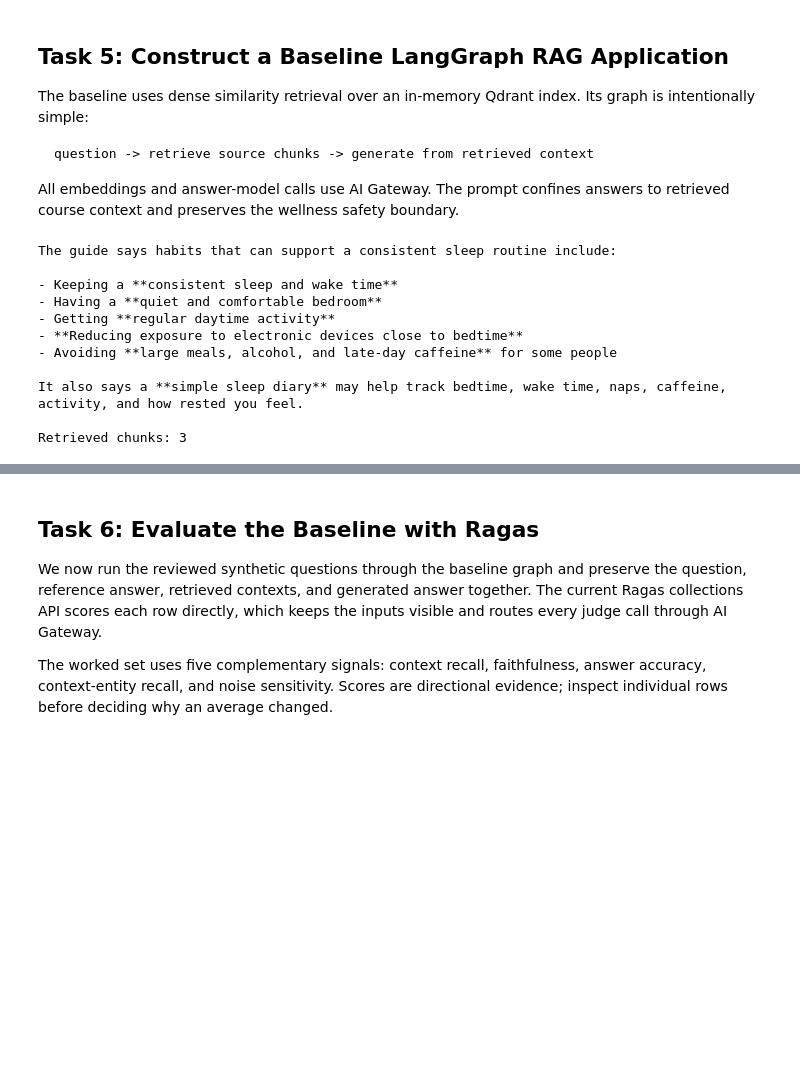
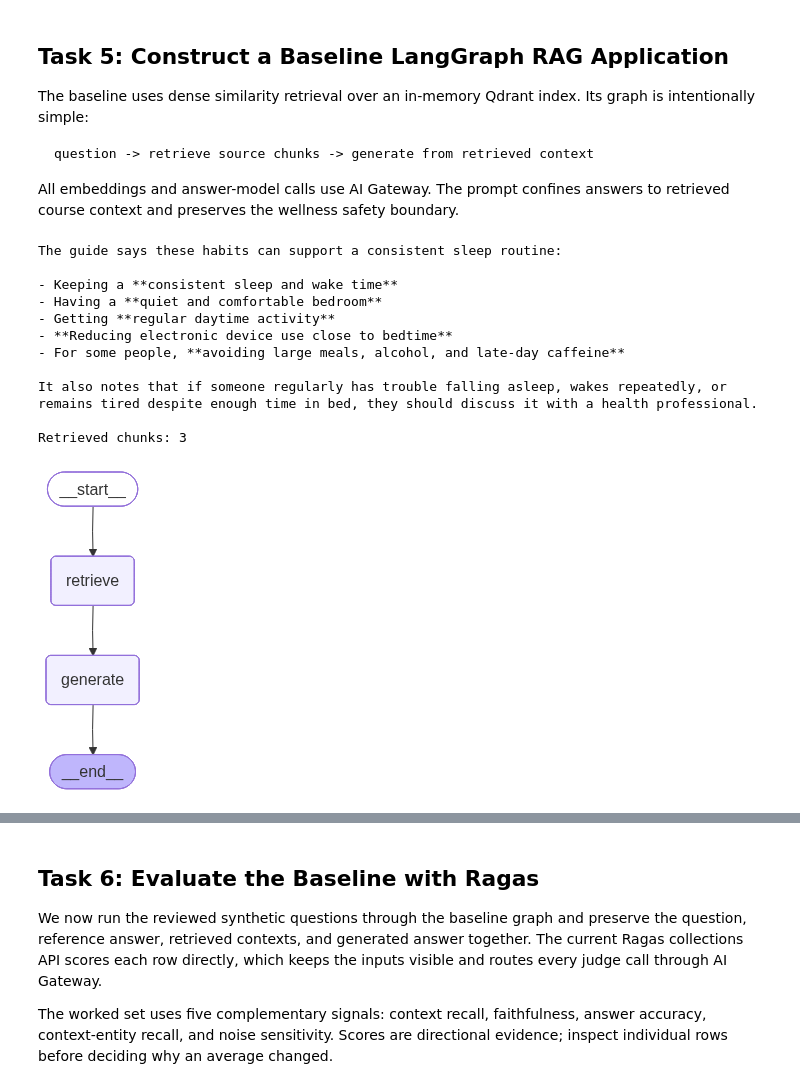
Before and after one commit to rakeshnetdev/AIEC01, a Jupyter notebook: 06_Agentic_RAG_Evaluation/01_Metal_Price_Agent_Evaluation_Ragas_LangGraph.ipynb, the cells around one changed output, grey strips where cells are left out. Saved outputs shown, nothing was run; the diff lists cells and outputs as text; code cells hidden in the pictures; blank space fills up the shorter version.

```diff
--- a/06_Agentic_RAG_Evaluation/01_Metal_Price_Agent_Evaluation_Ragas_LangGraph.ipynb
+++ b/06_Agentic_RAG_Evaluation/01_Metal_Price_Agent_Evaluation_Ragas_LangGraph.ipynb
@@ -510,37 +510,48 @@ def build_rag_graph(retriever):
 # %%
 RAG_CHUNK_SIZE = 500
 RAG_CHUNK_OVERLAP = 75
 BASELINE_RETRIEVAL_K = 3
 
 rag_splitter = RecursiveCharacterTextSplitter(
     chunk_size=RAG_CHUNK_SIZE,
     chunk_overlap=RAG_CHUNK_OVERLAP,
 )
 rag_documents = rag_splitter.split_documents(source_documents)
 vector_store = build_vector_store(rag_documents)
 baseline_retriever = vector_store.as_retriever(
     search_type="similarity",
     search_kwargs={"k": BASELINE_RETRIEVAL_K},
 )
 baseline_graph = build_rag_graph(baseline_retriever)
 
 spot_check = baseline_graph.invoke(
     {"question": "Which habits in the guide can support a consistent sleep routine?"}
 )
 print(spot_check["answer"])
 print(f"\nRetrieved chunks: {len(spot_check['context'])}")
+
+from IPython.display import Image, display
+langgraph_agent = baseline_graph.builder.compile()
+
+try:
+    display(Image(langgraph_agent.get_graph().draw_mermaid_png()))
+except Exception as exc:
+    print("Could not render Mermaid PNG. Mermaid source follows:\n")
+    print(langgraph_agent.get_graph().draw_mermaid())
+    print(f"\nRender error: {exc}")
 # %% [output]
-The guide says habits that can support a consistent sleep routine include:
+The guide says these habits can support a consistent sleep routine:
 
 - Keeping a **consistent sleep and wake time**
 - Having a **quiet and comfortable bedroom**
 - Getting **regular daytime activity**
-- **Reducing exposure to electronic devices close to bedtime**
-- Avoiding **large meals, alcohol, and late-day caffeine** for some people
+- **Reducing electronic device use close to bedtime**
+- For some people, **avoiding large meals, alcohol, and late-day caffeine**
 
-It also says a **simple sleep diary** may help track bedtime, wake time, naps, caffeine, activity, and how rested you feel.
+It also notes that if someone regularly has trouble falling asleep, wakes repeatedly, or remains tired despite enough time in bed, they should discuss it with a health professional.
 
 Retrieved chunks: 3
+[figure, added]
 # %% [markdown]
 #### Question #1
 
```
Also changed, not shown: parts of 23 cells of this notebook.
